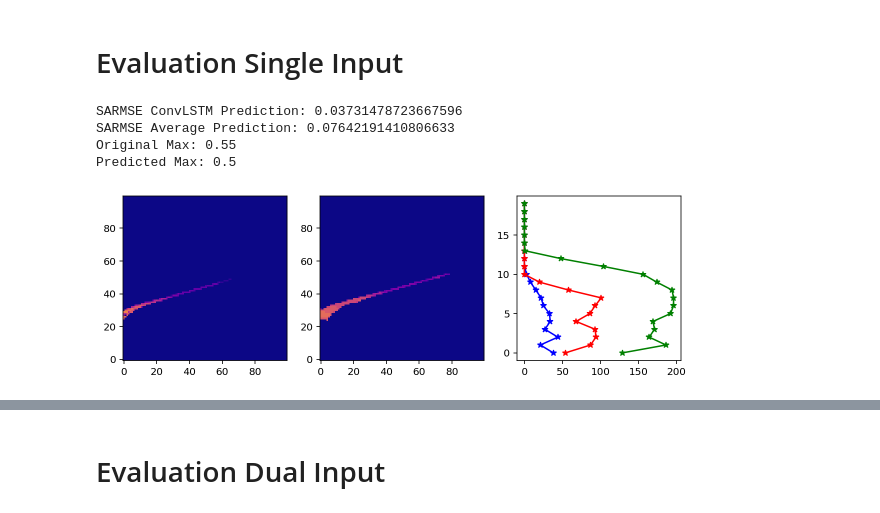
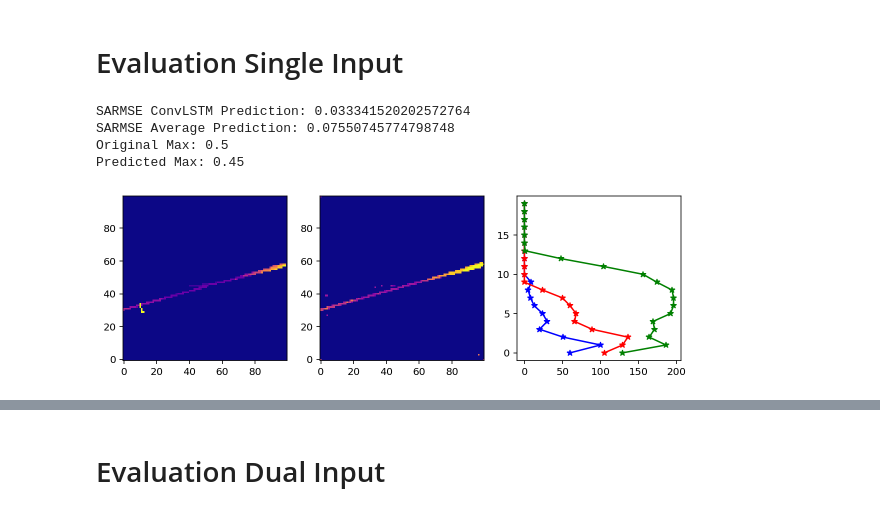
Before and after one commit to naguzmans/opportunistic-utm, a Jupyter notebook: conv_lstm_3d.ipynb, the cells around one changed output, grey strips where cells are left out. Cells and saved outputs as stored; diff of their text form; code cells hidden in the pictures.

```diff
--- a/conv_lstm_3d.ipynb
+++ b/conv_lstm_3d.ipynb
@@ -375,0 +371,6 @@ y_mtest = metadata_array[53:59]
+# %%
+x_train, y_train = create_shifted_frames(day_array[0:180])
+x_val, y_val = create_shifted_frames(day_array[200:230])
+x_test = day_array[260:270]
+print(f'x_train shape: {x_train.shape} / y_train shape: {y_train.shape}')
+print(f'x_val shape: {x_val.shape} / y_val shape: {y_val.shape}')
@@ -375,0 +380,6 @@ y_mtest = metadata_array[53:59]
+# %%
+x_mtrain, y_mtrain = create_shifted_metadata(metadata_array[0:180])
+x_mval, y_mval = create_shifted_metadata(metadata_array[200:230])
+x_mtest = metadata_array[260:270]
+print(f'x_mtrain shape: {x_mtrain.shape} / y_mtrain shape: {y_mtrain.shape}')
+print(f'x_mval shape: {x_mval.shape} / y_mval shape: {y_mval.shape}')
@@ -410 +419,12 @@ day_array[0:5].shape
+# %%
+from keras import backend as K
+
+def custom_sarmse(y_true, y_pred):
+  print(f'True shape: {y_true.shape}')
+  print(f'Pred shape: {y_pred.shape}')
+  a = K.square(y_true-y_pred)
+  b = K.sum(a, [2,3], keepdims=True)
+  c = K.sqrt(b)
+  d = K.sum(c)/(100*20)
+  return d
 # %%
@@ -672,7 +692,7 @@ y = layers.Lambda(repeat_tabular)(minp)
 
 x = tf.keras.layers.Concatenate()([a, b, c, y])
 x = TimeDistributed(layers.BatchNormalization())(x)
-x = TimeDistributed(layers.Dropout(0.2))(x)
+# x = TimeDistributed(layers.Dropout(0.2))(x)
 
 x = layers.ConvLSTM2D(
     filters=20,
@@ -685,8 +705,7 @@ x = layers.ConvLSTM2D(
 
 model = keras.models.Model(inputs = [inp, minp], outputs = x)
 model.compile(
-    # loss=keras.losses.binary_crossentropy, optimizer=keras.optimizers.Adam(),
-    loss=custom_sarmse, optimizer=keras.optimizers.Adam(),
+    loss=custom_sarmse, optimizer=keras.optimizers.Adam(learning_rate = 0.001), # metrics=['accuracy'],
 )
 
 model.summary()
@@ -803,7 +811,7 @@ plt.show()
 # Evaluation Single Input
 # %%
 # Select a random example from the validation dataset.
-day = 11
+day = 0
 example = x_test[day]
 
 # Pick the first/last ten frames from the example.
@@ -817,39 +825,39 @@ predicted_frame = np.where(predicted_frame > 0, 1, 0)
 fig = plt.figure(figsize=(10, 10))
 
 ax1 = fig.add_subplot(131)
-ax1.imshow(flatten_array(original_frames[0]), origin='lower', cmap = plt.get_cmap('plasma'), vmin=0, vmax=max_plot_value)
+ax1.imshow(flatten_array(original_frames[0]), origin='lower', cmap = plt.get_cmap('plasma')) #, vmin=0, vmax=max_plot_value)
 
 ax2 = fig.add_subplot(132)
-ax2.imshow(flatten_array(predicted_frame[0]), origin='lower', cmap = plt.get_cmap('plasma'), vmin=0, vmax=max_plot_value)
+ax2.imshow(flatten_array(predicted_frame[0]), origin='lower', cmap = plt.get_cmap('plasma')) #, vmin=0, vmax=max_plot_value)
 
 original_level_count = []
 for i in range(0, 20):
   original_level_count.append(np.count_nonzero(original_frames[0][:,:,i]))
 
 predicted_level_count = []
 for i in range(0, 20):
   predicted_level_count.append(np.count_nonzero(predicted_frame[0][:,:,i]))
 
 average_level_count = []
 for i in range(0, 20):
   average_level_count.append(np.count_nonzero(flights_average[:,:,i]))
 
 ax3 = fig.add_subplot(133)
 ax3.plot(original_level_count, np.linspace(0, 19, 20), 'b*-')
 ax3.plot(predicted_level_count, np.linspace(0, 19, 20), 'r*-')
 ax3.plot(average_level_count, np.linspace(0, 19, 20), 'g*-')
 
 asp = np.diff(ax3.get_xlim())[0] / np.diff(ax3.get_ylim())[0]
 ax3.set_aspect(asp)
 
 # print(f'SARMSE Null Prediction: {SARMSE(original_frames[0], np.zeros((100,100,20)))}')
 print(f'SARMSE ConvLSTM Prediction: {SARMSE(original_frames[0], predicted_frame[0])}')
 print(f'SARMSE Average Prediction: {SARMSE(original_frames[0], flights_average)}')
 print(f'Original Max: {np.max(flatten_array(original_frames[0]))}')
 print(f'Predicted Max: {np.max(flatten_array(predicted_frame[0]))}')
 # %% [output]
-SARMSE ConvLSTM Prediction: 0.03731478723667596
-SARMSE Average Prediction: 0.07642191410806633
-Original Max: 0.55
-Predicted Max: 0.5
+SARMSE ConvLSTM Prediction: 0.033341520202572764
+SARMSE Average Prediction: 0.07550745774798748
+Original Max: 0.5
+Predicted Max: 0.45
-[figure, old version]
+[figure, new version]
```
Also changed, not shown: parts of 28 cells of this notebook.
